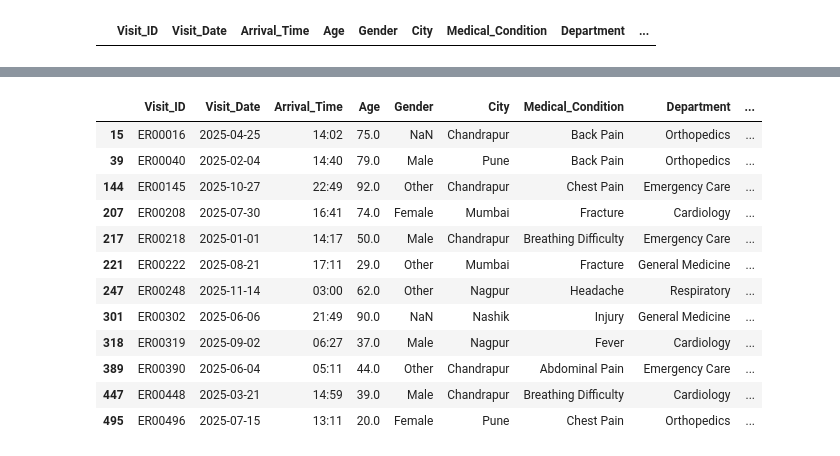
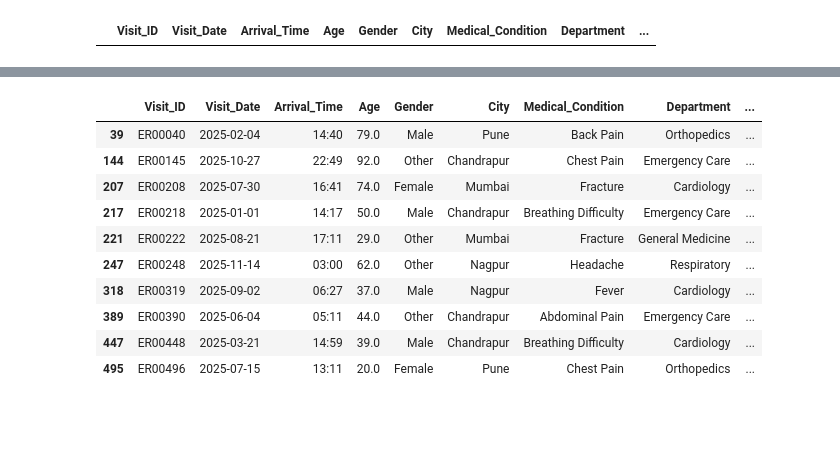
Before and after one commit to vedikabawane/Vedika_Bawane_FBS_Work, a Jupyter notebook: Data Analytics/EDA/EDA_Project.ipynb, the cells around one changed output, grey strips where cells are left out. Saved outputs shown, nothing was run; the diff lists cells and outputs as text; code cells hidden in the pictures; blank space fills up the shorter version.

```diff
--- a/Data Analytics/EDA/EDA_Project.ipynb
+++ b/Data Analytics/EDA/EDA_Project.ipynb
@@ -262,15 +276,13 @@ data[data['Treatment_Time_Minutes']<lb]
 # %%
-data[(data['Treatment_Time_Minutes']<lb) | (data['Treatment_Time_Minutes']>ub)]
+data3[(data3['Treatment_Time_Minutes']<lb) | (data3['Treatment_Time_Minutes']>ub)]
 # %% [output]
 |  | Visit_ID | Visit_Date | Arrival_Time | Age | Gender | City | Medical_Condition | Department | ... |
-| 15 | ER00016 | 2025-04-25 | 14:02 | 75.0 | NaN | Chandrapur | Back Pain | Orthopedics | ... |
 | 39 | ER00040 | 2025-02-04 | 14:40 | 79.0 | Male | Pune | Back Pain | Orthopedics | ... |
 | 144 | ER00145 | 2025-10-27 | 22:49 | 92.0 | Other | Chandrapur | Chest Pain | Emergency Care | ... |
 | 207 | ER00208 | 2025-07-30 | 16:41 | 74.0 | Female | Mumbai | Fracture | Cardiology | ... |
 | 217 | ER00218 | 2025-01-01 | 14:17 | 50.0 | Male | Chandrapur | Breathing Difficulty | Emergency Care | ... |
 | 221 | ER00222 | 2025-08-21 | 17:11 | 29.0 | Other | Mumbai | Fracture | General Medicine | ... |
 | 247 | ER00248 | 2025-11-14 | 03:00 | 62.0 | Other | Nagpur | Headache | Respiratory | ... |
-| 301 | ER00302 | 2025-06-06 | 21:49 | 90.0 | NaN | Nashik | Injury | General Medicine | ... |
 | 318 | ER00319 | 2025-09-02 | 06:27 | 37.0 | Male | Nagpur | Fever | Cardiology | ... |
 | 389 | ER00390 | 2025-06-04 | 05:11 | 44.0 | Other | Chandrapur | Abdominal Pain | Emergency Care | ... |
 | 447 | ER00448 | 2025-03-21 | 14:59 | 39.0 | Male | Chandrapur | Breathing Difficulty | Cardiology | ... |
```
Also changed, not shown: parts of 17 cells of this notebook, 3 other files.
